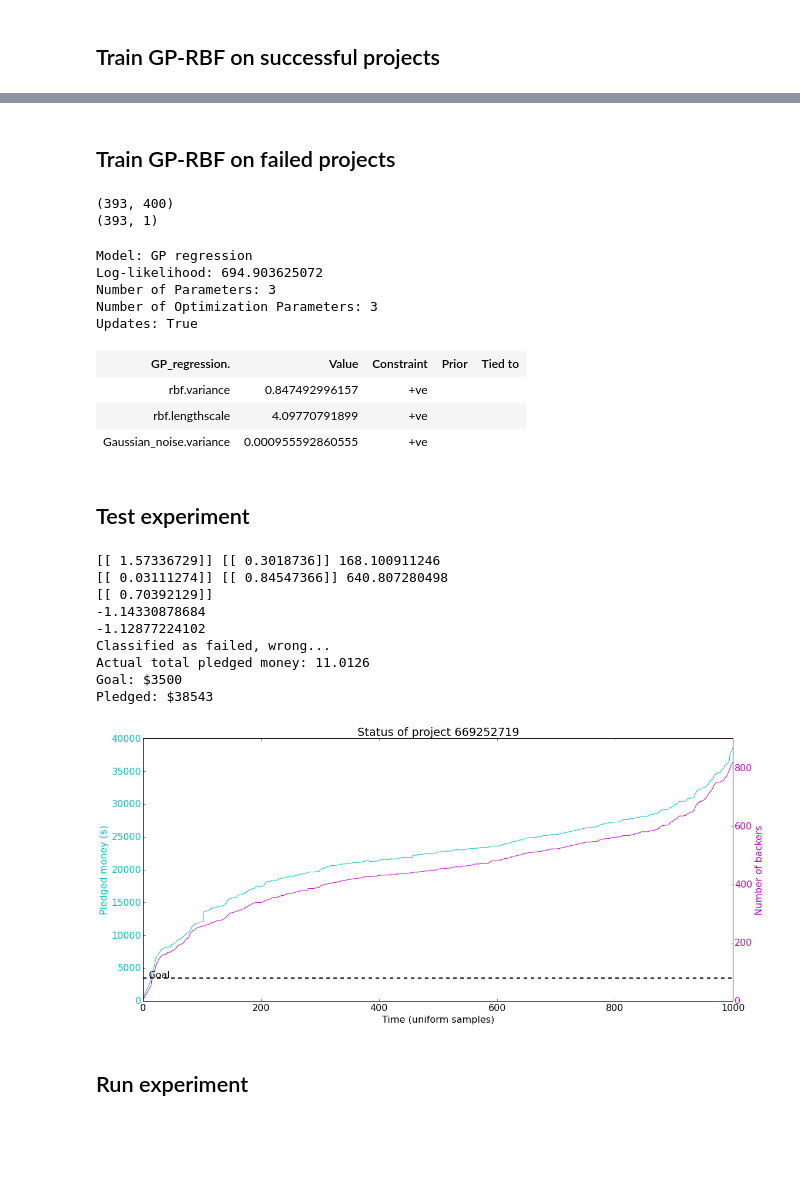
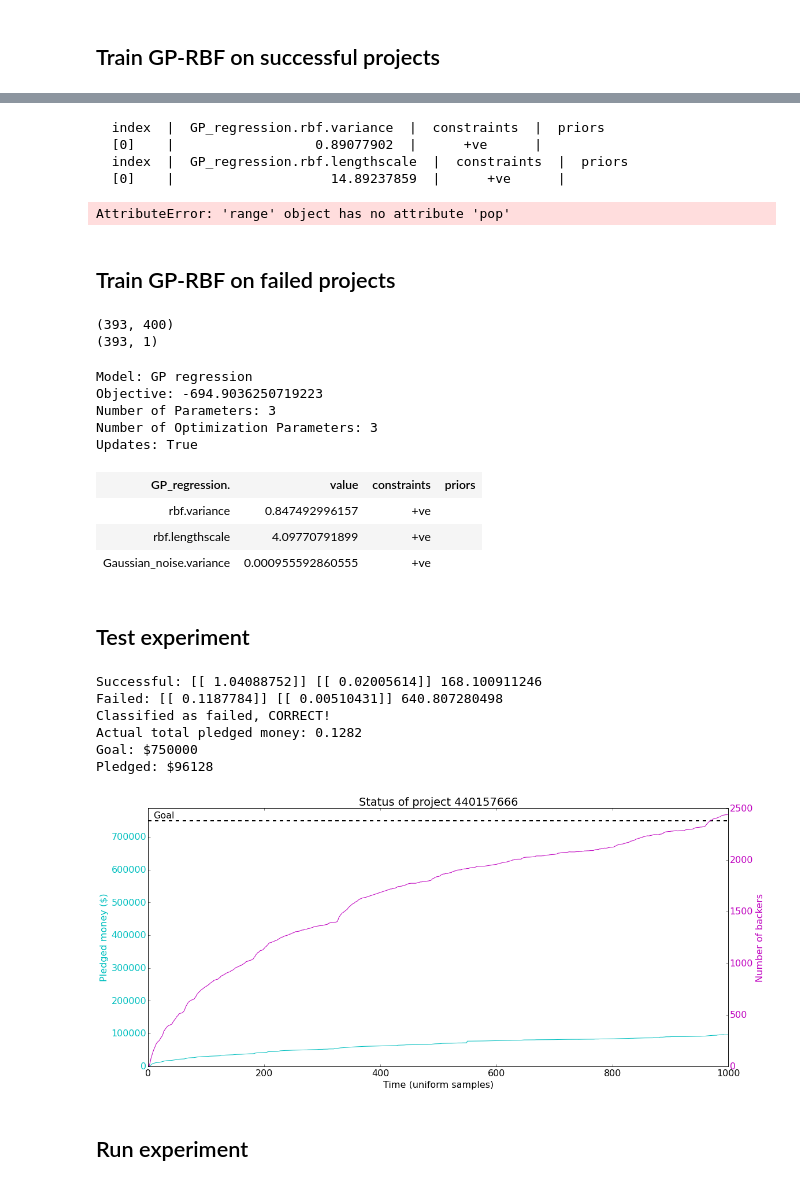
Before and after one commit to vicow/gaussian-process, a Jupyter notebook: notebooks/sidekick-5-output-as-input.ipynb, the cells around one changed output, grey strips where cells are left out. Cells and saved outputs as stored; diff of their text form; code cells hidden in the pictures; blank space fills up the shorter version.

```diff
--- a/notebooks/sidekick-5-output-as-input.ipynb
+++ b/notebooks/sidekick-5-output-as-input.ipynb
@@ -30,11 +30,10 @@ from IPython.display import display
 import numpy as np
 import scipy as sp
 import GPy
-import cPickle as cp
+import pickle as cp
 import matplotlib.pyplot as plt
 from math import floor
 from dataset import Sidekick
-from misc_utils import progress
 
 DATA_DIR = "../data/sidekick"
 
@@ -62,17 +61,14 @@ def predict_total_pledged(project, t, samples, m_s_test, m_f_test, pi, X_s, y_s,
                                                               l=l_f,
                                                               sigma_n=sigma_n_f,
                                                               sigma_f=sigma_f_f)
-    print mean_s, var_s, likelihood_s
-    print mean_f, var_f, likelihood_f
+    print("Successful:", mean_s, var_s, likelihood_s)
+    print("Failed:", mean_f, var_f, likelihood_f)
 
-    y_pred = mean_s * pi + mean_f * (1-pi)
-    print y_pred
+    #likelihood_s = gp_log_likelihood(X_observed, y_pred, l_s, sigma_f_s, sigma_n_s)
+    #likelihood_f = gp_log_likelihood(X_observed, y_pred, l_f, sigma_f_f, sigma_n_f)
 
-    likelihood_s = gp_log_likelihood(X_observed, y_pred, l_s, sigma_f_s, sigma_n_s)
-    likelihood_f = gp_log_likelihood(X_observed, y_pred, l_f, sigma_f_f, sigma_n_f)
-
-    print likelihood_s
-    print likelihood_f
+    #print(likelihood_s)
+    #print(likelihood_f)
 
     return likelihood_s > likelihood_f
 
@@ -206,17 +200,23 @@ def view_dimension(d, total):
     fixed_inputs = [(i, 0) for i in inputs]
     return fixed_inputs
 
-print m_s.rbf.variance
-print m_s.rbf.lengthscale
+print(m_s.rbf.variance)
+print(m_s.rbf.lengthscale)
 f = view_dimension(9, t)
 fig = m_s.plot(fixed_inputs=f)
+# %% [output]
+  index  |  GP_regression.rbf.variance  |  constraints  |  priors
+  [0]    |                  0.89077902  |      +ve      |
+  index  |  GP_regression.rbf.lengthscale  |  constraints  |  priors
+  [0]    |                    14.89237859  |      +ve      |
+AttributeError: 'range' object has no attribute 'pop'
 # %% [markdown]
 ## Train GP-RBF on failed projects
 # %%
 X_train_f = np.ndarray(shape=(len(failed), t), buffer=np.array([p.money[samples] for p in failed]), dtype=float)
 Y_train_f = np.expand_dims(np.array([p.money[T] for p in failed]), axis=1)
-print X_train_f.shape
-print Y_train_f.shape
+print(X_train_f.shape)
+print(Y_train_f.shape)
 
 kernel = GPy.kern.RBF(input_dim=t, ARD=ARD)
 m_f = GPy.models.GPRegression(X_train_f, Y_train_f, kernel)
@@ -226,14 +226,14 @@ display(m_f)
 (393, 400)
 (393, 1)
 Model: GP regression
-Log-likelihood: 694.903625072
+Objective: -694.9036250719223
 Number of Parameters: 3
 Number of Optimization Parameters: 3
 Updates: True
-| GP_regression. | Value | Constraint | Prior | Tied to |
-| rbf.variance | 0.847492996157 | +ve |  |  |
-| rbf.lengthscale | 4.09770791899 | +ve |  |  |
-| Gaussian_noise.variance | 0.000955592860555 | +ve |  |  |
+| GP_regression. | value | constraints | priors |
+| rbf.variance | 0.847492996157 | +ve |  |
+| rbf.lengthscale | 4.09770791899 | +ve |  |
+| Gaussian_noise.variance | 0.000955592860555 | +ve |  |
 # %%
 print m_f.rbf.variance
 print m_f.rbf.lengthscale
@@ -244,25 +244,22 @@ fig = m_f.plot(fixed_inputs=f)
 # %%
 m_s_test = m_s.copy()
 m_f_test = m_f.copy()
-project_test = projects_test[5]
+project_test = projects_test[3]
 
 success = predict_total_pledged(project_test, t, samples, m_s_test, m_f_test, pi, X_train_s, Y_train_s, X_train_f, Y_train_f)
 #print "Predicted as %0.4f (%0.4f)" % (yT_mean, yT_std)
 correct = (project_test.successful and success) or (not project_test.successful and not success)
-print "Classified as %s, %s" % ("successful" if success else "failed", "CORRECT!" if correct else "wrong...")
-print "Actual total pledged money: %0.4f" % project_test.money[T]
+print("Classified as %s, %s" % ("successful" if success else "failed", "CORRECT!" if correct else "wrong..."))
+print("Actual total pledged money: %0.4f" % project_test.money[T])
 project_test.plot()
 # %% [output]
-[[ 1.57336729]] [[ 0.3018736]] 168.100911246
-[[ 0.03111274]] [[ 0.84547366]] 640.807280498
-[[ 0.70392129]]
--1.14330878684
--1.12877224102
-Classified as failed, wrong...
-Actual total pledged money: 11.0126
-Goal: $3500
-Pledged: $38543
+Successful: [[ 1.04088752]] [[ 0.02005614]] 168.100911246
+Failed: [[ 0.1187784]] [[ 0.00510431]] 640.807280498
+Classified as failed, CORRECT!
+Actual total pledged money: 0.1282
+Goal: $750000
+Pledged: $96128
-[figure, old version]
+[figure, new version]
 # %% [markdown]
 ## Run experiment
 # %%
```
Also changed, not shown: parts of 4 cells of this notebook, 4 other files.
